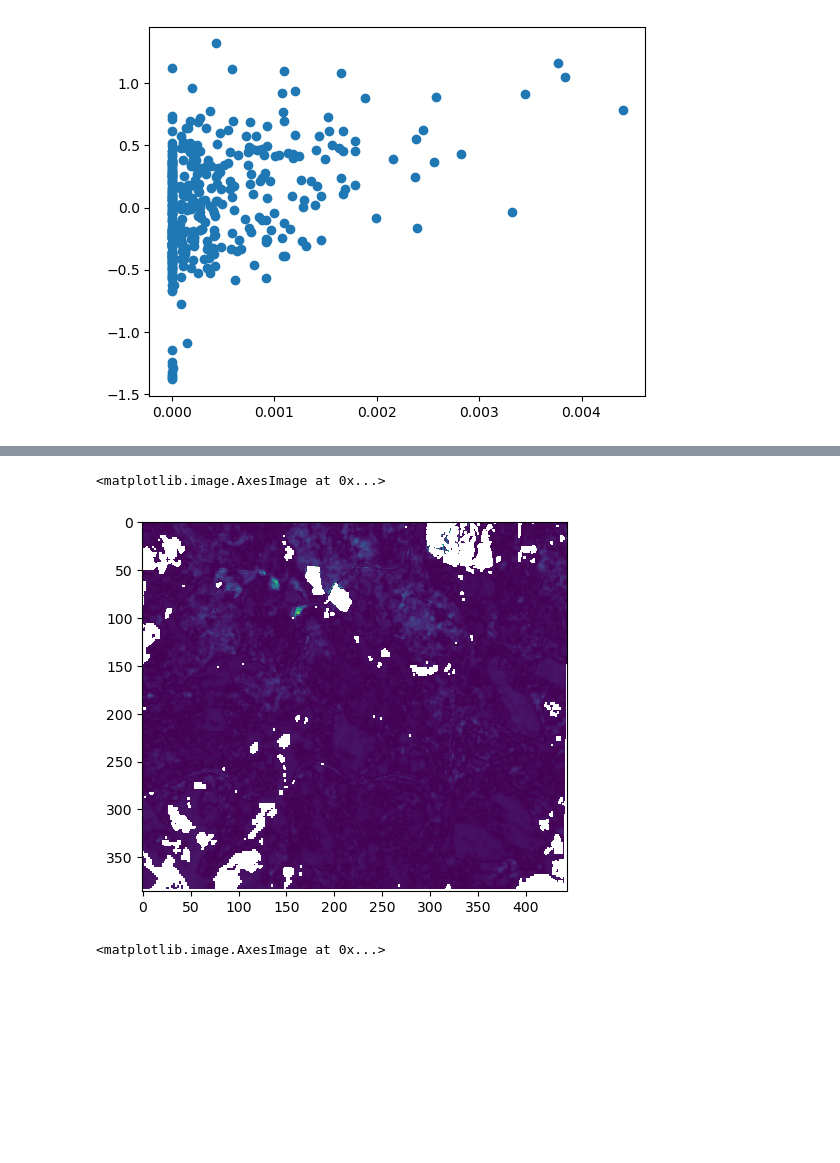
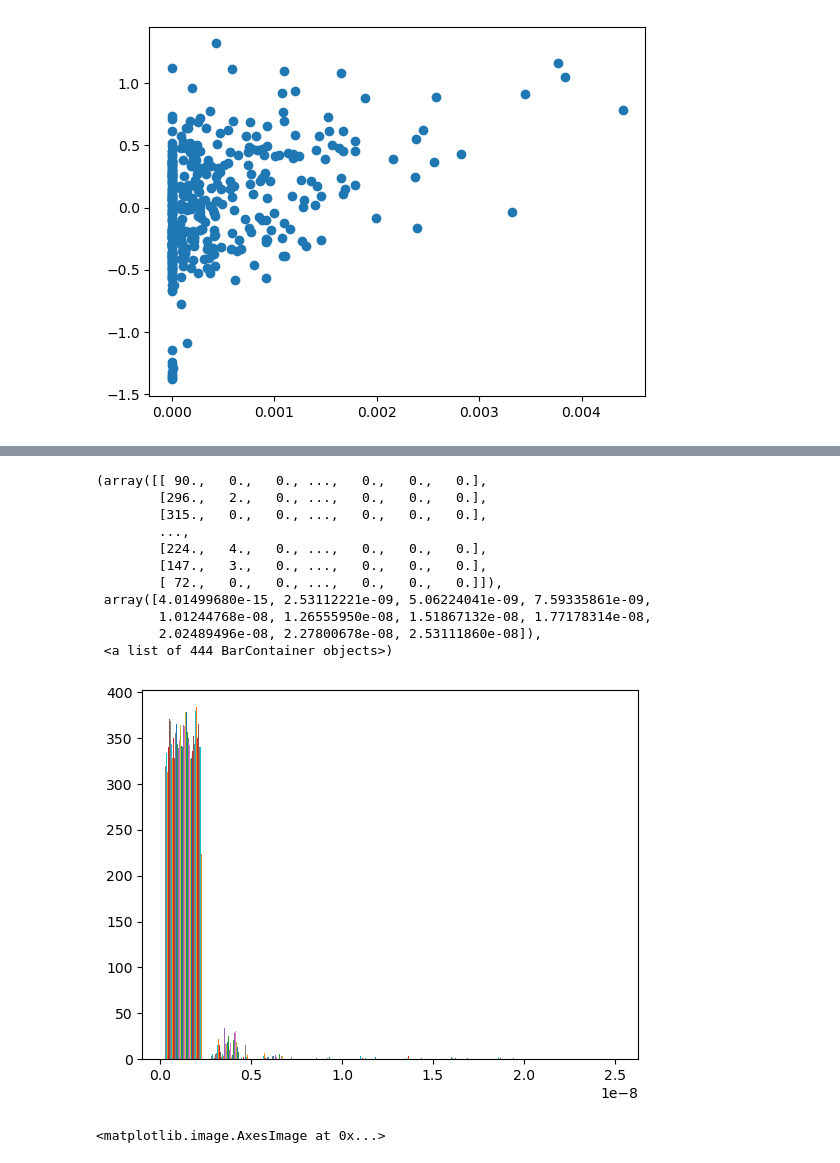
Before and after one commit to rosehanuy/beech-catskills, a Jupyter notebook: data_stack.ipynb, the cells around one changed output, grey strips where cells are left out. Cells and saved outputs as stored; diff of their text form; code cells hidden in the pictures; blank space fills up the shorter version.

Commit message:
infeasibility score

```diff
--- a/data_stack.ipynb
+++ b/data_stack.ipynb
@@ -503,8 +503,8 @@ mnf_components_region = rearrange(output_array,'(h w) b -> b h w',h=data.shape[1
 # %%
-mnf_components = mnf_components_region
+mnf_components = mnf_components_region_pca
 plt.figure(figsize=(12, 6))
-for i in range(10):
-    plt.subplot(2, 5, i + 1)
+for i in range(5):
+    plt.subplot(1, 5, i + 1)
     plt.imshow(mnf_components[i,:, :])
     plt.title(f"MNF Band {i+1}")
 plt.show()
@@ -567,7 +560,7 @@ def get_endmembers(ba,mnf):  # return pixels with > 99th percentile of basal are
 
     return p_array, p_mean
 
-em_spectra, em_mean = get_endmembers(mnf_1.basal_area,mnf_components_region)
+em_spectra, em_mean = get_endmembers(mnf_1.basal_area,mnf_components)
 # %% [output]
 found 5 beech pixels with greater than 0.003 basal area
 # %%
@@ -605,10 +598,10 @@ def replace_na_and_reshape(data_2d,final_data,indices):
 
 
 ###### apply matched filter algorithm ###########
-
-n, eigvals = get_num_high_signal_components(mnf_components,20)
+t = 20 # threshold for eigenvalues
+n, eigvals = get_num_high_signal_components(mnf_components,t)
 mnf = mnf_components[:n,:,:]
-print(f'{n} MNF components used with eigvals between {np.min(eigvals[eigvals>=20])} and {np.max(eigvals[eigvals>=20])}')
+print(f'{n} MNF components used with eigvals between {np.min(eigvals[eigvals>=t])} and {np.max(eigvals[eigvals>=t])}')
 
 # Target spectral signature
 target = em_mean[:n]
@@ -617,7 +610,6 @@ u_b = np.nanmean(mnf, axis=(1, 2))
 # difference between target and background mean - not present in Mundt
 #d_tb = (target- u_b)
 # Calculate the covariance matrix of the background
-# Calculate the inverse of the covariance matrix
 mnf_2d, mnf_dropna, na_indices = make_2d_input_data(mnf)
 C = np.cov(mnf_dropna, rowvar=False)
 
@@ -934,10 +960,25 @@ target_component = rearrange(target_component,'h w d -> d h w')
 
 eigvals, _ = np.linalg.eigh(C) # covariance matrix of mnf image
 # Compute interpolated eigenvalues
-noise = np.ones((n,))  # size corresponds to number of components; noise has unit variance
+noise = np.ones((5,))  # size corresponds to number of components; noise has unit variance
 
 sqrt_eig = np.sqrt(eigvals)  # Element-wise square root
 interp_eig = (sqrt_eig - matched_filter[..., np.newaxis] * (sqrt_eig - noise))**2
 
 interp_eig = np.where(interp_eig == 0, 1e-6, interp_eig)  # Avoid divide-by-zero issues
 interp_eig = rearrange(interp_eig,'h w d -> d h w')
+
+r = matched_filter - target_component
+r_2d, r_dropna, r_indices = make_2d_input_data(r)
+
+r_norm = np.linalg.norm(np.nan_to_num(r_dropna),axis=1)
+r2 = replace_na_and_reshape(r_2d,r_norm,r_indices)
+
+e_2d, e_dropna, e_indices = make_2d_input_data(interp_eig)
+
+s = np.linalg.norm(np.nan_to_num(e_dropna,nan=1e-6),axis=1)
+s2 = replace_na_and_reshape(e_2d,s,e_indices)
+
+infeas_score = r2/s2
+
+plt.imshow(infeas_score)
@@ -957,8 +992,18 @@ infeas_score = r2/s2
 # %%
-plt.imshow(infeas_score)
+plt.hist(infeas_score)
 # %% [output]
-<matplotlib.image.AxesImage at 0x...>
+(array([[ 90.,   0.,   0., ...,   0.,   0.,   0.],
+        [296.,   2.,   0., ...,   0.,   0.,   0.],
+        [315.,   0.,   0., ...,   0.,   0.,   0.],
+        ...,
+        [224.,   4.,   0., ...,   0.,   0.,   0.],
+        [147.,   3.,   0., ...,   0.,   0.,   0.],
+        [ 72.,   0.,   0., ...,   0.,   0.,   0.]]),
+ array([4.01499680e-15, 2.53112221e-09, 5.06224041e-09, 7.59335861e-09,
+        1.01244768e-08, 1.26555950e-08, 1.51867132e-08, 1.77178314e-08,
+        2.02489496e-08, 2.27800678e-08, 2.53111860e-08]),
+ <a list of 444 BarContainer objects>)
-[figure, old version]
+[figure, new version]
 # %%
 n_weird = np.where(n>2,n,np.nan)
 # %%
```
Also changed, not shown: parts of 11 cells of this notebook.
